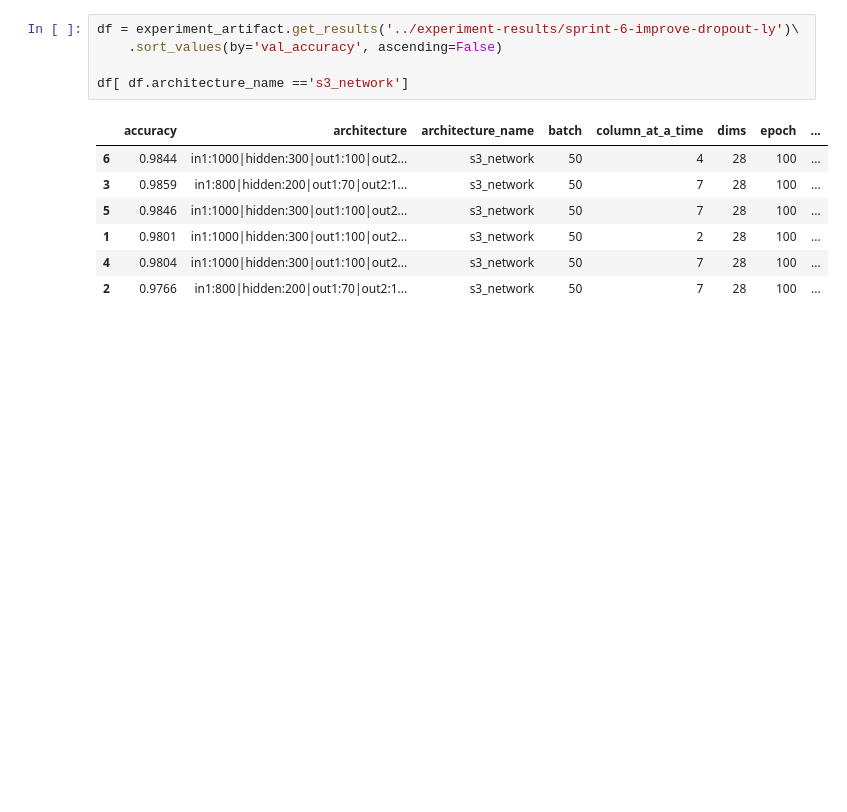
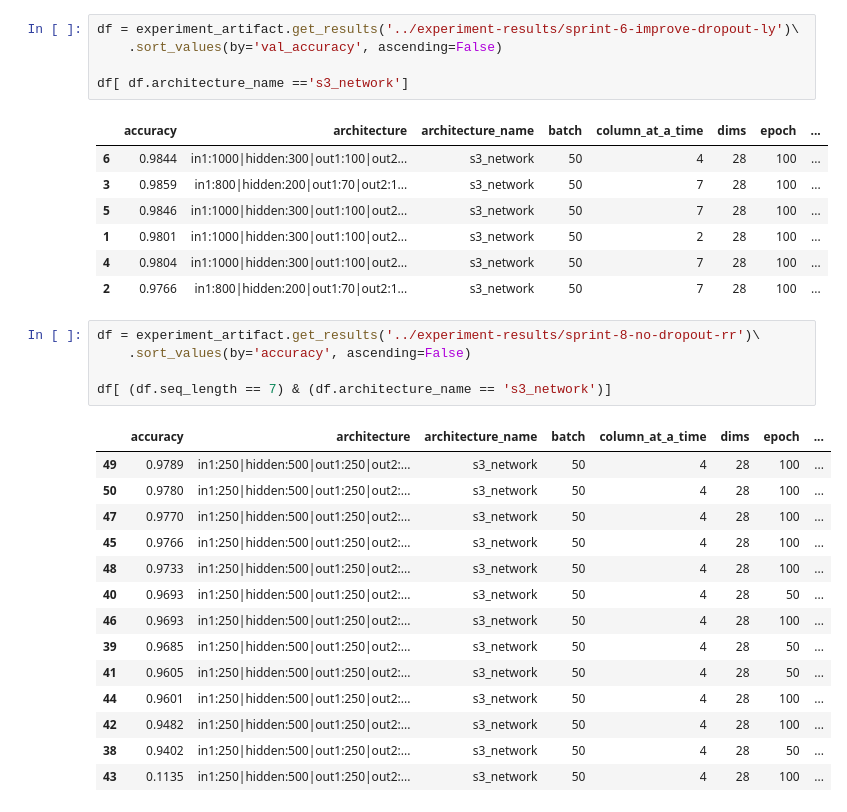
Before and after one commit to p16i/thesis-designing-recurrent-neural-networks-for-explainability, a Jupyter notebook: notebooks/visualize-results.ipynb, the cells around one changed output. Cells and saved outputs as stored; diff of their text form; blank space fills up the shorter version.

```diff
--- a/notebooks/visualize-results.ipynb
+++ b/notebooks/visualize-results.ipynb
@@ -210,3 +210,23 @@ df[ df.architecture_name =='s3_network']
 | 1 | 0.9801 | in1:1000|hidden:300|out1:100|out2... | s3_network | 50 | 2 | 28 | 100 | ... |
 | 4 | 0.9804 | in1:1000|hidden:300|out1:100|out2... | s3_network | 50 | 7 | 28 | 100 | ... |
 | 2 | 0.9766 | in1:800|hidden:200|out1:70|out2:1... | s3_network | 50 | 7 | 28 | 100 | ... |
+# %%
+df = experiment_artifact.get_results('../experiment-results/sprint-8-no-dropout-rr')\
+    .sort_values(by='accuracy', ascending=False)
+
+df[ (df.seq_length == 7) & (df.architecture_name == 's3_network')]
+# %% [output]
+|  | accuracy | architecture | architecture_name | batch | column_at_a_time | dims | epoch | ... |
+| 49 | 0.9789 | in1:250|hidden:500|out1:250|out2:... | s3_network | 50 | 4 | 28 | 100 | ... |
+| 50 | 0.9780 | in1:250|hidden:500|out1:250|out2:... | s3_network | 50 | 4 | 28 | 100 | ... |
+| 47 | 0.9770 | in1:250|hidden:500|out1:250|out2:... | s3_network | 50 | 4 | 28 | 100 | ... |
+| 45 | 0.9766 | in1:250|hidden:500|out1:250|out2:... | s3_network | 50 | 4 | 28 | 100 | ... |
+| 48 | 0.9733 | in1:250|hidden:500|out1:250|out2:... | s3_network | 50 | 4 | 28 | 100 | ... |
+| 40 | 0.9693 | in1:250|hidden:500|out1:250|out2:... | s3_network | 50 | 4 | 28 | 50 | ... |
+| 46 | 0.9693 | in1:250|hidden:500|out1:250|out2:... | s3_network | 50 | 4 | 28 | 100 | ... |
+| 39 | 0.9685 | in1:250|hidden:500|out1:250|out2:... | s3_network | 50 | 4 | 28 | 50 | ... |
+| 41 | 0.9605 | in1:250|hidden:500|out1:250|out2:... | s3_network | 50 | 4 | 28 | 50 | ... |
+| 44 | 0.9601 | in1:250|hidden:500|out1:250|out2:... | s3_network | 50 | 4 | 28 | 100 | ... |
+| 42 | 0.9482 | in1:250|hidden:500|out1:250|out2:... | s3_network | 50 | 4 | 28 | 100 | ... |
+| 38 | 0.9402 | in1:250|hidden:500|out1:250|out2:... | s3_network | 50 | 4 | 28 | 50 | ... |
+| 43 | 0.1135 | in1:250|hidden:500|out1:250|out2:... | s3_network | 50 | 4 | 28 | 100 | ... |
```
Also changed, not shown: parts of 3 cells of this notebook, 2 other files.
